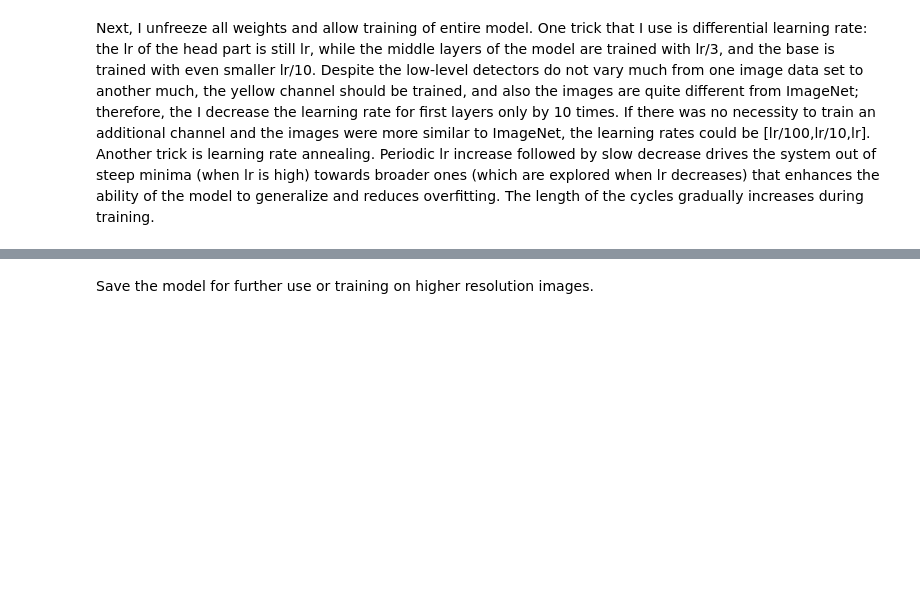
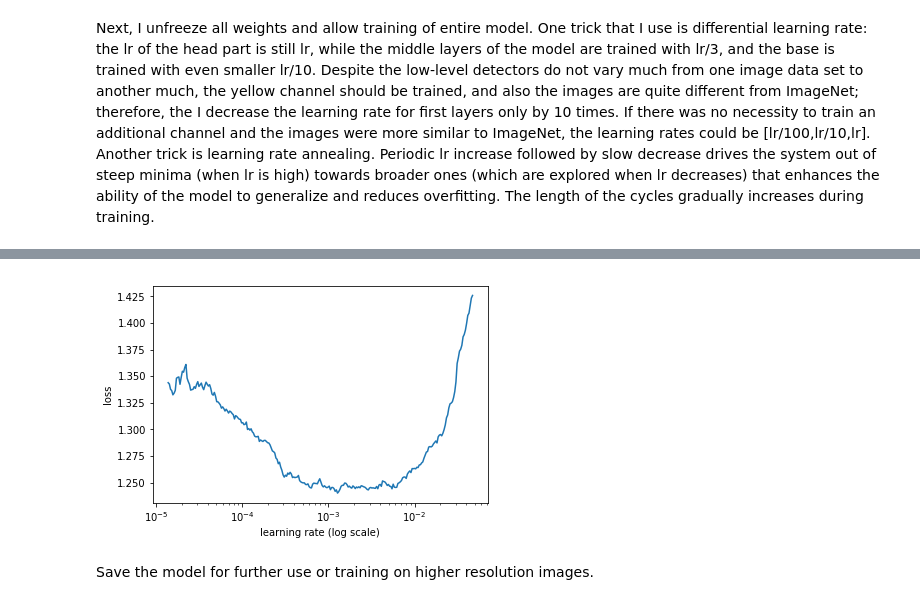
Before and after one commit to iwtw/protein, a Jupyter notebook: src/pretrained-resnet34-with-rgby-0-460-public-lb.ipynb, the cells around one changed output, grey strips where cells are left out. Saved outputs shown, nothing was run; the diff lists cells and outputs as text; code cells hidden in the pictures; blank space fills up the shorter version.

```diff
--- a/src/pretrained-resnet34-with-rgby-0-460-public-lb.ipynb
+++ b/src/pretrained-resnet34-with-rgby-0-460-public-lb.ipynb
@@ -20,9 +30,9 @@ ModuleNotFoundError: No module named 'fastai.conv_learner'
 # %%
 PATH = './'
-TRAIN = '../input/train/'
-TEST = '../input/test/'
-LABELS = '../input/train.csv'
-SAMPLE = '../input/sample_submission.csv'
+TRAIN = '../data/train/'
+TEST = '../data/test/'
+LABELS = '../data/train.csv'
+SAMPLE = '../data/sample_submission.csv'
 # %%
 name_label_dict = {
 0:  'Nucleoplasm',
@@ -375,5 +414,7 @@ learner.sched.plot()
 # %% [markdown]
 First, I train only the head of the model while keeping the rest frozen. It allows to avoid corruption of the pretrained weights at the initial stage of training due to random initialization of the head layers. So the power of transfer learning is fully utilized when the training is continued.
 # %%
+import warnings
+warnings.filterwarnings('ignore')
 lr = 2e-2
-learner.fit(lr,1)
+learner.fit(lr,2)
@@ -385,3 +435,7 @@ lrs=np.array([lr/10,lr/3,lr])
+# %%
+learner.sched.plot(n_skip_end = 50)
+# %% [output]
+[figure, added]
 # %%
 learner.fit(lrs/4,4,cycle_len=2,use_clr=(10,20))
 # %%
```
Also changed, not shown: parts of 9 cells of this notebook, 15 other files.
